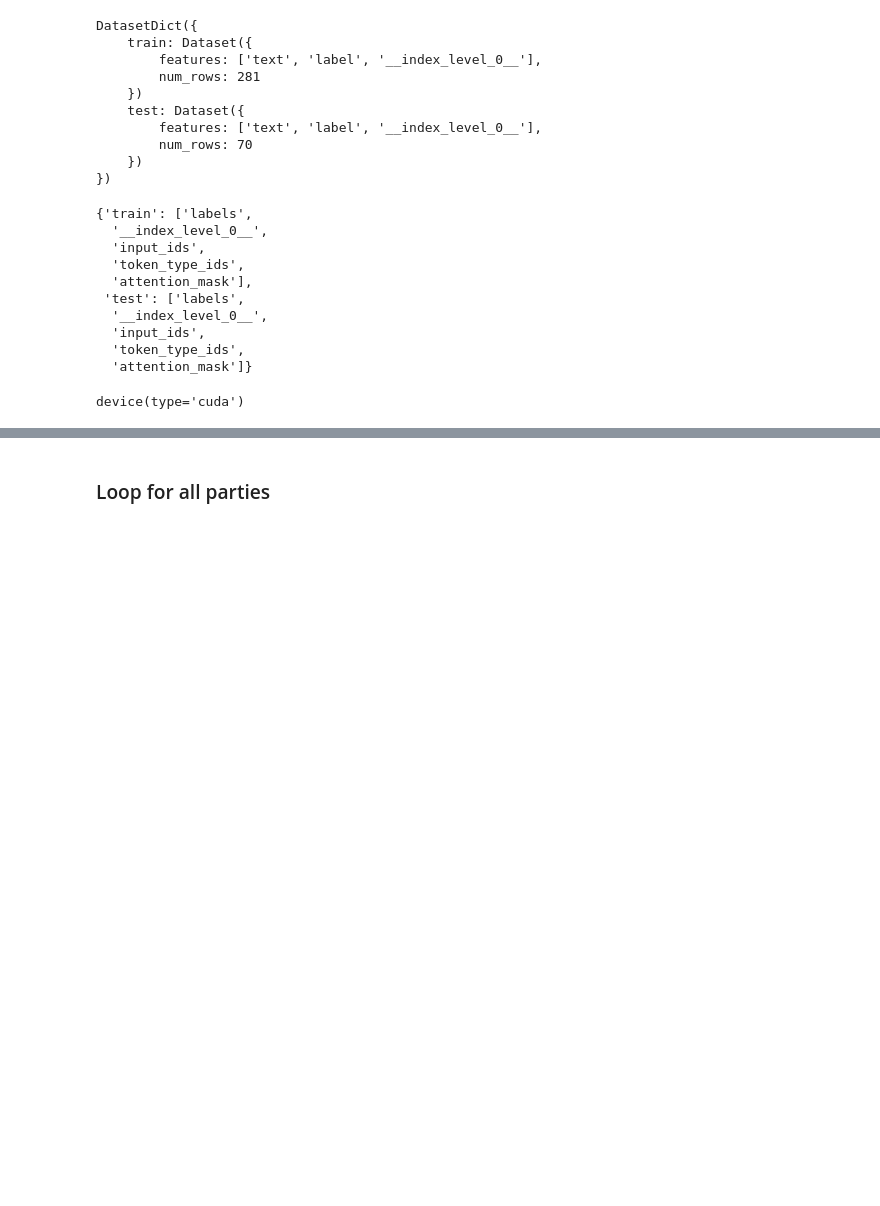
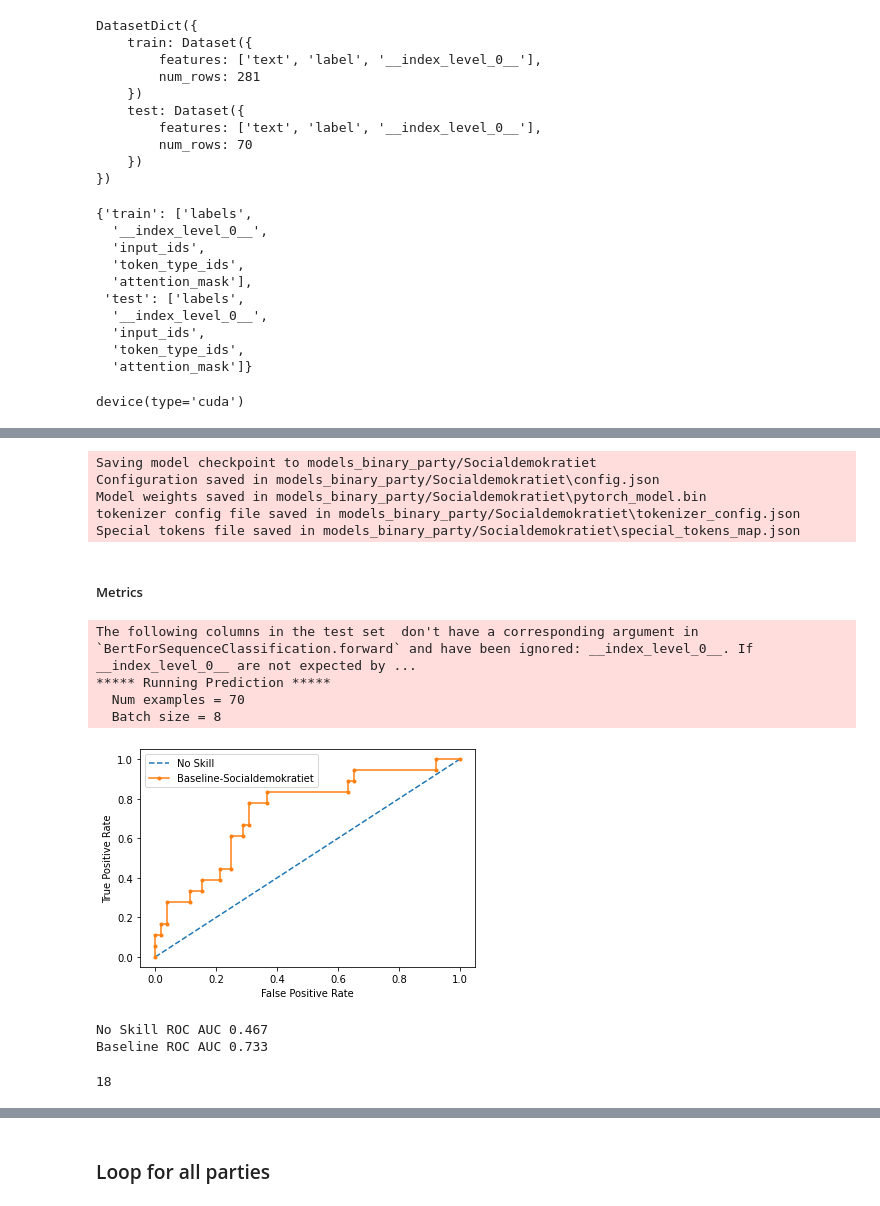
Before and after one commit to jonahank/Vote-Prediction-Model, a Jupyter notebook: vote_predictor/BLv1/baseline_flow.ipynb, the cells around one changed output, grey strips where cells are left out. Saved outputs shown, nothing was run; the diff lists cells and outputs as text; code cells hidden in the pictures; blank space fills up the shorter version.

Commit message:
added AUC scores

```diff
--- a/vote_predictor/BLv1/baseline_flow.ipynb
+++ b/vote_predictor/BLv1/baseline_flow.ipynb
@@ -133,7 +131,7 @@ from transformers import TrainingArguments
 from transformers import Trainer
 from transformers import AutoModelForSequenceClassification
 
-training_args = TrainingArguments("test-trainer", evaluation_strategy="epoch", per_device_train_batch_size=4, num_train_epochs=5, seed=2022)
+training_args = TrainingArguments("test-trainer", evaluation_strategy="epoch", per_device_train_batch_size=2, num_train_epochs=5, seed=2022)
 model = AutoModelForSequenceClassification.from_pretrained(checkpoint, num_labels=2) #Change num  of labels if needed
 
 trainer = Trainer(
@@ -168,2 +196,77 @@ The following columns in the training set  don't have a corresponding argument i
 # %%
 trainer.save_model("models_binary_party/"+party)
+# %% [output]
+Saving model checkpoint to models_binary_party/Socialdemokratiet
+Configuration saved in models_binary_party/Socialdemokratiet\config.json
+Model weights saved in models_binary_party/Socialdemokratiet\pytorch_model.bin
+tokenizer config file saved in models_binary_party/Socialdemokratiet\tokenizer_config.json
+Special tokens file saved in models_binary_party/Socialdemokratiet\special_tokens_map.json
+# %% [markdown]
+##### Metrics
+# %%
+# example of a roc curve for a predictive model
+from sklearn.datasets import make_classification
+from sklearn.model_selection import train_test_split
+from sklearn.metrics import roc_curve
+from matplotlib import pyplot
+from sklearn.dummy import DummyClassifier
+m = torch.nn.Softmax(dim=-1)
+# %%
+
+weight_pred = trainer.predict(tokenized_datasets["test"])[0]
+weight_for = []
+weight_against = []
+for input in weight_pred:
+    input2 = torch.from_numpy(input)
+    (i,k) = m(input2) #i=against, k=for
+    weight_for.append(i.item())
+    weight_against.append(k.item())
+# %% [output]
+The following columns in the test set  don't have a corresponding argument in `BertForSequenceClassification.forward` and have been ignored: __index_level_0__. If __index_level_0__ are not expected by ...
+***** Running Prediction *****
+  Num examples = 70
+  Batch size = 8
+# %%
+## ROC CURVE
+testy = tokenized_datasets["test"]["labels"]
+
+# plot no skill roc curve
+model = DummyClassifier(strategy='stratified')
+model.fit(tokenized_datasets["train"], tokenized_datasets["train"]["labels"])
+yhat = model.predict_proba(tokenized_datasets["test"])
+pos_probs = yhat[:, 1]
+roc_auc_noskill = roc_auc_score(testy, pos_probs)
+
+pyplot.plot([0, 1], [0, 1], linestyle='--', label='No Skill')
+
+# plot the skill curve
+# retrieve just the probabilities for the positive class
+pos_probs = weight_against
+# calculate roc curve for model
+fpr, tpr, _ = roc_curve(testy, pos_probs)
+
+# plot model roc curve
+pyplot.plot(fpr, tpr, marker='.', label=f'Baseline-{party}')
+
+# axis labels
+pyplot.xlabel('False Positive Rate')
+pyplot.ylabel('True Positive Rate')
+
+# show the legend
+pyplot.legend()
+
+# show the plot
+pyplot.show()
+
+
+roc_auc = roc_auc_score(testy, pos_probs)
+print('No Skill ROC AUC %.3f' % roc_auc_noskill)
+print('Baseline ROC AUC %.3f' % roc_auc)
+# %% [output]
+[figure, added]
+No Skill ROC AUC 0.467
+Baseline ROC AUC 0.733
+# %%
+y["labels"].sum().item()
+# %% [output]
+18
```
Also changed, not shown: parts of 3 cells of this notebook, 1 other file.
